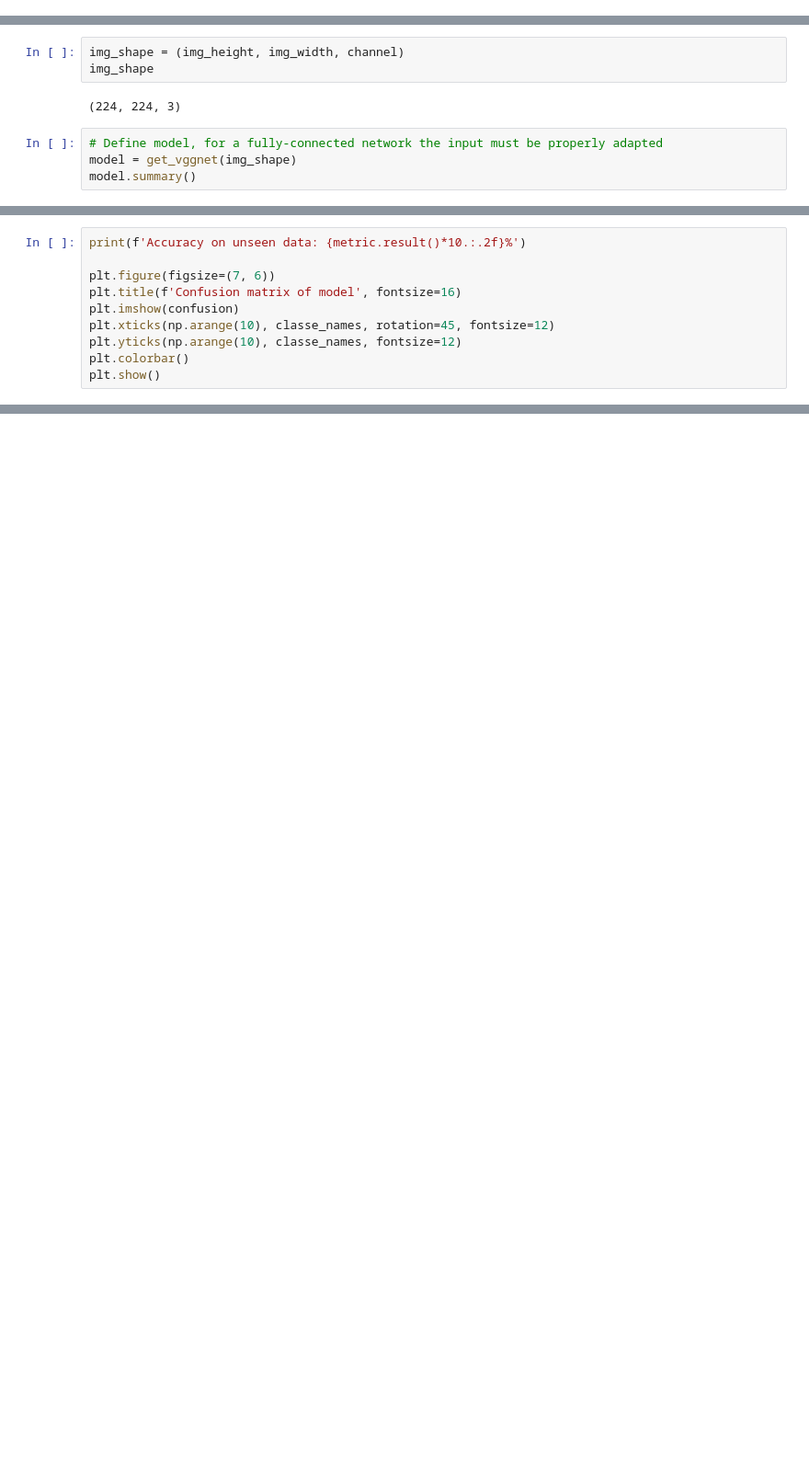
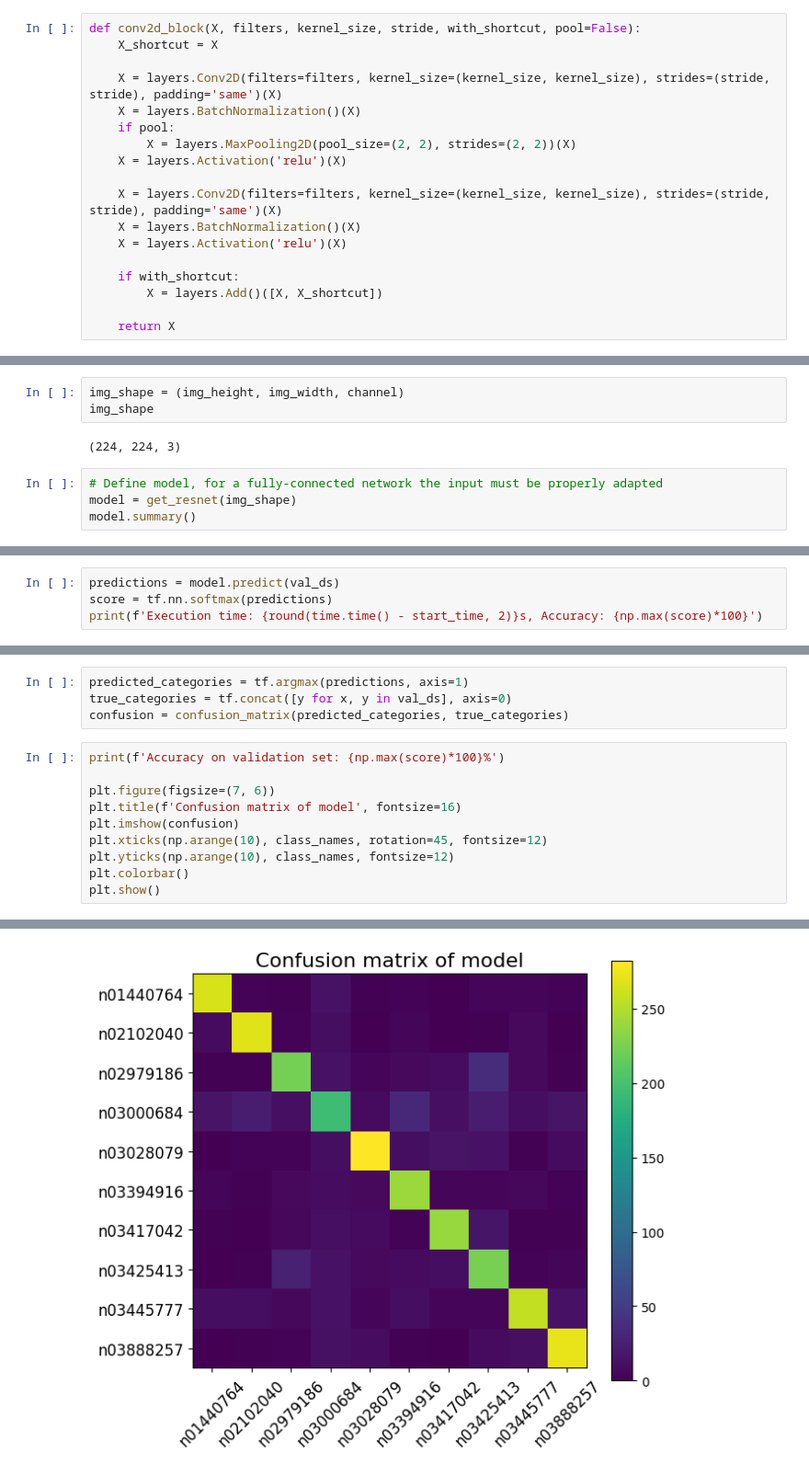
Before and after one commit to florent-haffner/deep-lab, a Jupyter notebook: notebooks/2015 - ResNet - Imagenette - keras.ipynb, the cells around one changed output, grey strips where cells are left out. Shown at 92% size. Saved outputs shown, nothing was run; the diff lists cells and outputs as text; blank space fills up the shorter version.

Commit message:
WIP - ResNet working on ImageNette - must optimise

```diff
--- a/notebooks/2015 - ResNet - Imagenette - keras.ipynb
+++ b/notebooks/2015 - ResNet - Imagenette - keras.ipynb
@@ -164,2 +164,20 @@ batch_size = 512
 epochs = 100
+# %%
+def conv2d_block(X, filters, kernel_size, stride, with_shortcut, pool=False):
+    X_shortcut = X
+
+    X = layers.Conv2D(filters=filters, kernel_size=(kernel_size, kernel_size), strides=(stride, stride), padding='same')(X)
+    X = layers.BatchNormalization()(X)
+    if pool:
+        X = layers.MaxPooling2D(pool_size=(2, 2), strides=(2, 2))(X)
+    X = layers.Activation('relu')(X)
+
+    X = layers.Conv2D(filters=filters, kernel_size=(kernel_size, kernel_size), strides=(stride, stride), padding='same')(X)
+    X = layers.BatchNormalization()(X)
+    X = layers.Activation('relu')(X)
+
+    if with_shortcut:
+        X = layers.Add()([X, X_shortcut])
+
+    return X
 # %%
@@ -225,6 +224,6 @@ img_shape
 (224, 224, 3)
 # %%
 # Define model, for a fully-connected network the input must be properly adapted
-model = get_vggnet(img_shape)
+model = get_resnet(img_shape)
 model.summary()
 # %% [output]
@@ -280,0 +270,4 @@ KeyboardInterrupt:
+# %%
+predictions = model.predict(val_ds)
+score = tf.nn.softmax(predictions)
+print(f'Execution time: {round(time.time() - start_time, 2)}s, Accuracy: {np.max(score)*100}')
@@ -303,10 +296,15 @@ confusion
+# %%
+predicted_categories = tf.argmax(predictions, axis=1)
+true_categories = tf.concat([y for x, y in val_ds], axis=0)
+confusion = confusion_matrix(predicted_categories, true_categories)
 # %%
-print(f'Accuracy on unseen data: {metric.result()*10.:.2f}%')
+print(f'Accuracy on validation set: {np.max(score)*100}%')
 
 plt.figure(figsize=(7, 6))
 plt.title(f'Confusion matrix of model', fontsize=16)
 plt.imshow(confusion)
-plt.xticks(np.arange(10), classe_names, rotation=45, fontsize=12)
-plt.yticks(np.arange(10), classe_names, fontsize=12)
+plt.xticks(np.arange(10), class_names, rotation=45, fontsize=12)
+plt.yticks(np.arange(10), class_names, fontsize=12)
 plt.colorbar()
 plt.show()
+# %% [output]
@@ -313,3 +312,4 @@ plt.show()
+[figure, added]
 # %%
 model_file = f'{model_name}.h5'
 print(f'Saving model to the current directory under {model_file} file')
```
Also changed, not shown: parts of 22 cells of this notebook.
